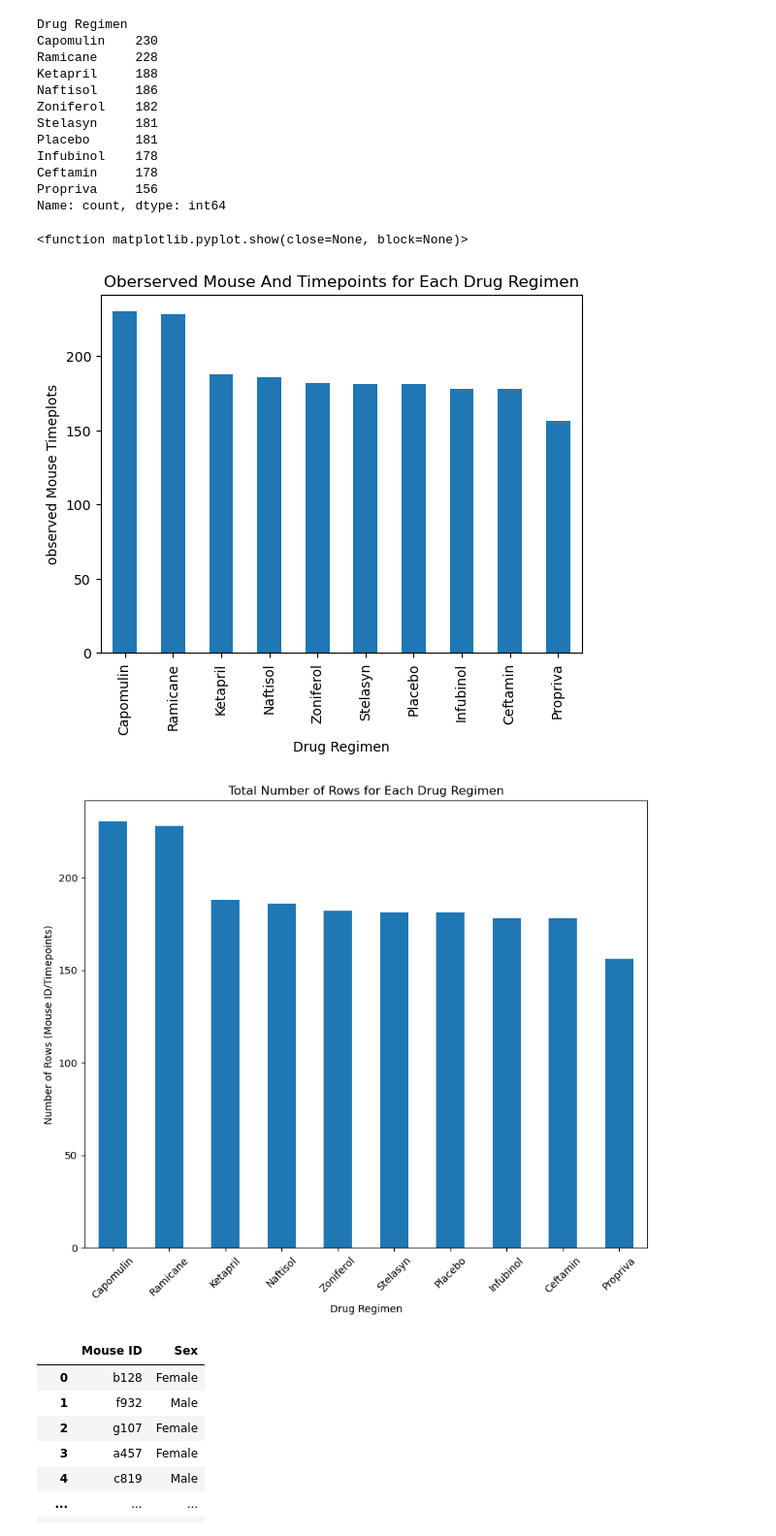
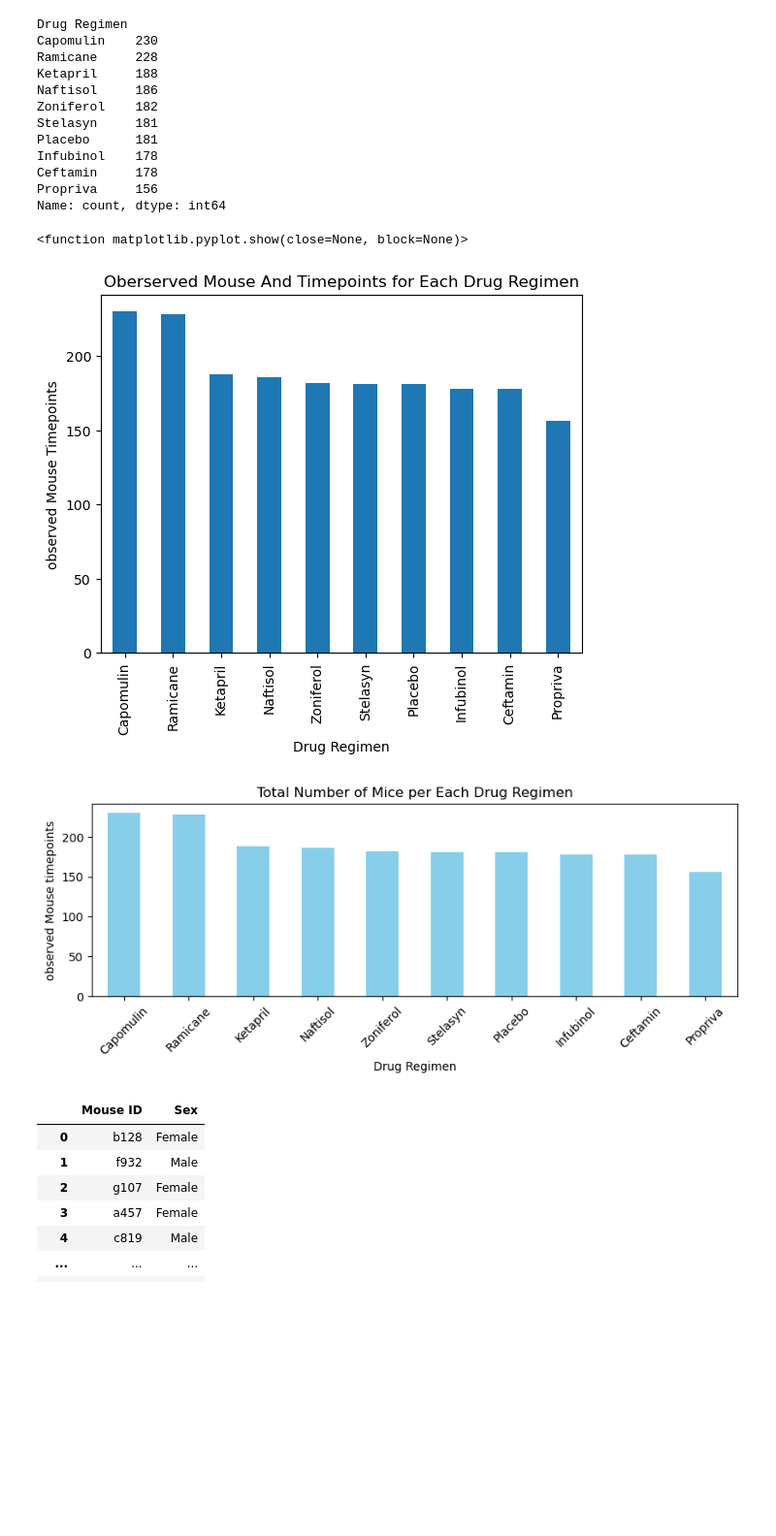
Before and after one commit to aparajita-code/Matplotlib_Module_Challenge, a Jupyter notebook: Pymaceuticals/pymaceuticals_starter.ipynb, the cells around one changed output. Shown at 97% size. Cells and saved outputs as stored; diff of their text form; code cells hidden in the pictures; blank space fills up the shorter version.

```diff
--- a/Pymaceuticals/pymaceuticals_starter.ipynb
+++ b/Pymaceuticals/pymaceuticals_starter.ipynb
@@ -164,25 +164,27 @@ Ceftamin     178
 Propriva     156
 Name: count, dtype: int64
 # %%
-drug_counts.plot(kind='bar')
+#Bar chart based on Panda dataframe.
+
+drug_counts.plot(kind='bar',x='Drug Regimen', y='Number of Mice', legend=False)
 plt.title('Oberserved Mouse And Timepoints for Each Drug Regimen')
 plt.xlabel('Drug Regimen')
-plt.ylabel('observed Mouse Timeplots')
+plt.ylabel('observed Mouse Timepoints')
 plt.show
 # %% [output]
 <function matplotlib.pyplot.show(close=None, block=None)>
-[figure, old version]
+[figure, new version]
 # %%
-# Generate a bar plot showing the total number of rows (Mouse ID/Timepoints) for each drug regimen using pyplot.
-plt.figure(figsize=(10,8))
-drug_counts.plot(kind='bar')
-plt.title('Total Number of Rows for Each Drug Regimen')
+# Generate a bar plot showing the total number of rows (Mouse ID/Timepoints) for each drug regimen using Matplotlib
+plt.figure(figsize=(10,3))
+drug_counts.plot(kind='bar',x="Drug_regimens",y="observed mouse timepoint" , color='skyblue')
+plt.title('Total Number of Mice per Each Drug Regimen')
 plt.xlabel('Drug Regimen')
-plt.ylabel('Number of Rows (Mouse ID/Timepoints)')
+plt.ylabel('observed Mouse timepoints')
 plt.xticks(rotation=45)
 plt.show()
 # %% [output]
-[figure, old version]
+[figure, new version]
 # %%
 # Generate a pie chart, using Pandas, showing the distribution of unique female versus male mice used in the study
 
```
Also changed, not shown: parts of 8 cells of this notebook.
